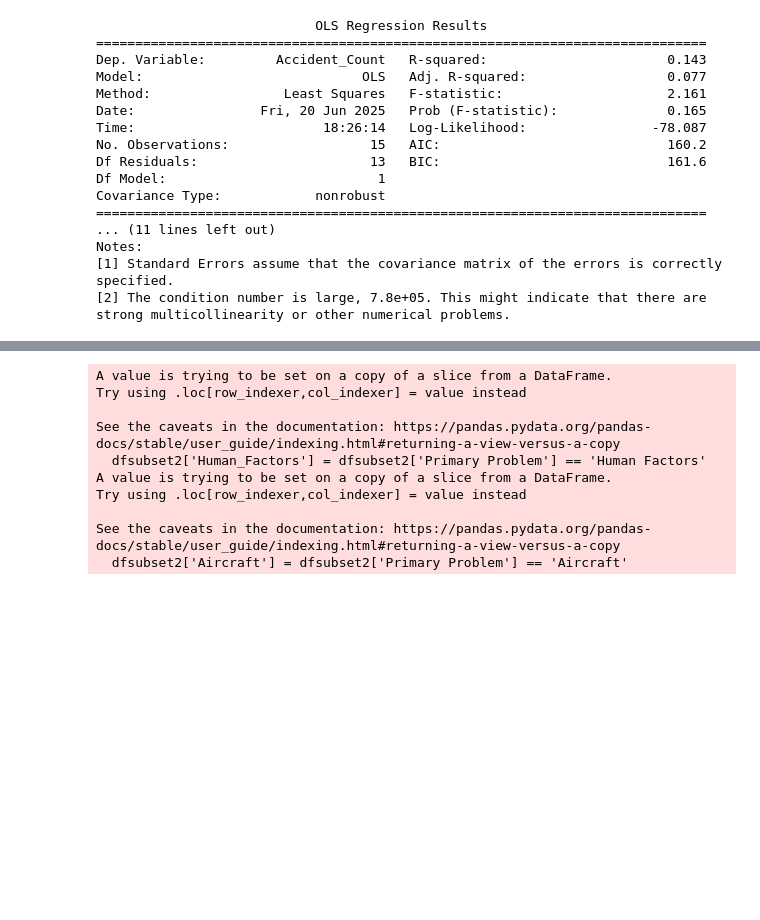
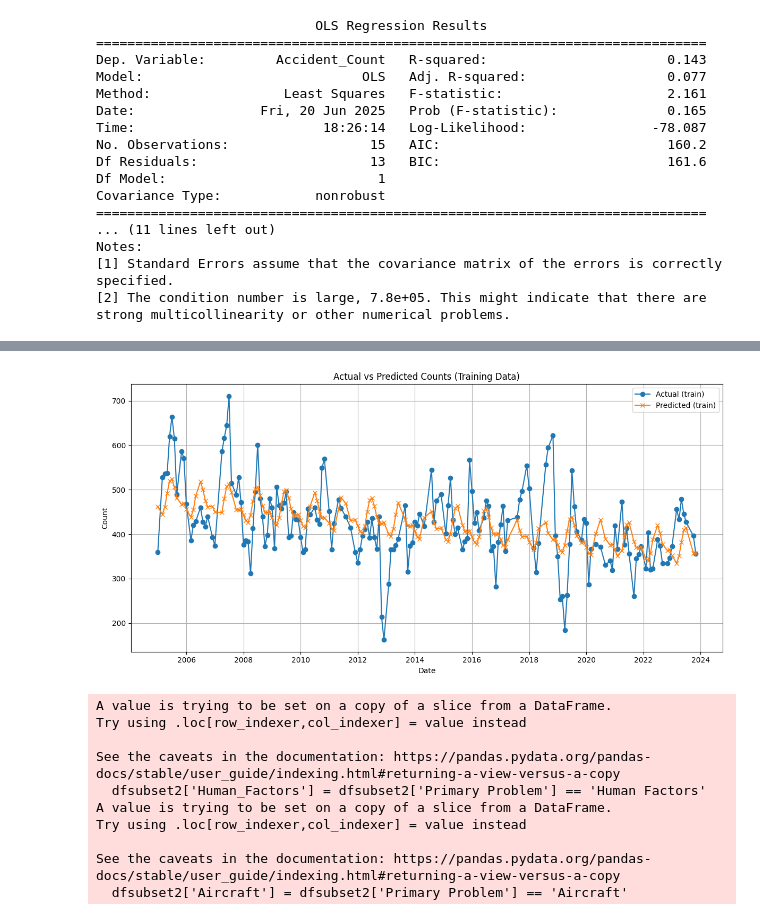
Before and after one commit to terryljh/aviation2, a Jupyter notebook: asrs linear model2.ipynb, the cells around one changed output, grey strips where cells are left out. Cells and saved outputs as stored; diff of their text form; code cells hidden in the pictures; blank space fills up the shorter version.

```diff
--- a/asrs linear model2.ipynb
+++ b/asrs linear model2.ipynb
@@ -1561,0 +1518,87 @@ plt.show()
+# %%
+import numpy as np
+import pandas as pd
+import statsmodels.api as sm
+from sklearn.model_selection import train_test_split
+from scipy.stats import pearsonr
+
+dfsubset2 = dfsubset[(dfsubset['Date']//100 >= 2006) & (dfsubset['Date']//100 <= 2024)].copy()
+dfsubset2['Year'] = dfsubset2['Date'] // 100
+dfsubset2['Month'] = dfsubset2['Date'] % 100
+dfsubset2['Year'] = dfsubset2['Year'] - dfsubset2['Year'].mean()
+
+grouped = dfsubset2.groupby(['Year', 'Month']).size().reset_index(name='count')
+
+dfsubset2['Human_Factors'] = dfsubset2['Primary Problem'] == 'Human Factors'
+hf_by_month = dfsubset2.groupby(['Year', 'Month'])['Human_Factors'].mean().reset_index(name='pct_human_factors')
+hftotal_by_month = dfsubset2.groupby(['Year', 'Month'])['Human_Factors'].sum().reset_index(name='total_hf')
+
+dfsubset2['Aircraft'] = dfsubset2['Primary Problem'] == 'Aircraft'
+aircraft_by_month = dfsubset2.groupby(['Year', 'Month'])['Aircraft'].mean().reset_index(name='pct_Aircraft')
+aircrafttotal_by_month = dfsubset2.groupby(['Year', 'Month'])['Aircraft'].sum().reset_index(name='total_Aircraft')
+
+grouped = grouped.merge(hf_by_month, on=['Year', 'Month']) \
+                 .merge(aircraft_by_month, on=['Year', 'Month']) \
+                 .merge(aircrafttotal_by_month, on=['Year', 'Month']) \
+                 .merge(hftotal_by_month, on=['Year', 'Month'])
+
+grouped['month_rad'] = 2 * np.pi * (grouped['Month'] - 1) / 12
+grouped['sin1'] = np.sin(grouped['month_rad'])
+grouped['cos1'] = np.cos(grouped['month_rad'])
+grouped['sin2'] = np.sin(2 * grouped['month_rad'])
+grouped['cos2'] = np.cos(2 * grouped['month_rad'])
+
+X = grouped[['Year', 'sin1', 'cos1', 'sin2', 'cos2']].astype(float)
+y = grouped['count'].astype(float)
+
+X = X.dropna()
+y = y.loc[X.index]
+
+X_train, X_test, y_train, y_test = train_test_split(X, y, test_size=0.2, random_state=945)
+
+X_train = sm.add_constant(X_train, prepend=False)
+
+monthmodel2 = sm.OLS(y_train, X_train).fit()
+print(monthmodel2.summary())
+
+r, p = pearsonr(grouped['Year'].values, grouped['pct_human_factors'].values)
+print(f"Correlation for pct human factors: {r:.4f}, p-value: {p:.4g}")
+
+r, p = pearsonr(grouped['Year'].values, grouped['pct_Aircraft'].values)
+print(f"Correlation for pct aircraft: {r:.4f}, p-value: {p:.4g}")
+
+r, p = pearsonr(grouped['Year'].values, grouped['total_hf'].values)
+print(f"Correlation for total human factors: {r:.4f}, p-value: {p:.4g}")
+
+r, p = pearsonr(grouped['Year'].values, grouped['total_Aircraft'].values)
+print(f"Correlation for total aircraft: {r:.4f}, p-value: {p:.4g}")
+
+print(grouped[['Year', 'pct_human_factors', 'pct_Aircraft', 'total_Aircraft', 'total_hf']].corr())
+
+import matplotlib.pyplot as plt
+
+train_months = grouped.loc[X_train.index, 'Month'].values
+original_mean_year = (dfsubset['Date'] // 100).mean()
+train_years = grouped.loc[X_train.index, 'Year'].values + original_mean_year
+
+train_dates = pd.to_datetime(dict(year=train_years.astype(int), month=train_months.astype(int), day=1))
+
+y_train_pred = monthmodel2.predict(X_train)
+
+sort_idx = np.argsort(train_dates)
+train_dates = train_dates.iloc[sort_idx]
+y_train = y_train.iloc[sort_idx]
+y_train_pred = y_train_pred.iloc[sort_idx]
+
+
+plt.figure(figsize=(12,6))
+plt.plot(train_dates, y_train, label='Actual (train)', marker='o')
+plt.plot(train_dates, y_train_pred, label='Predicted (train)', marker='x')
+plt.xlabel('Date')
+plt.ylabel('Count')
+plt.title('Actual vs Predicted Counts (Training Data)')
+plt.legend()
+plt.grid(True)
+plt.tight_layout()
+plt.show()
+# %% [output]
@@ -1562,3 +1622,4 @@ plt.show()
+[figure, added]
 # %%
 
 import statsmodels.api as sm
```
Also changed, not shown: parts of 3 cells of this notebook.
